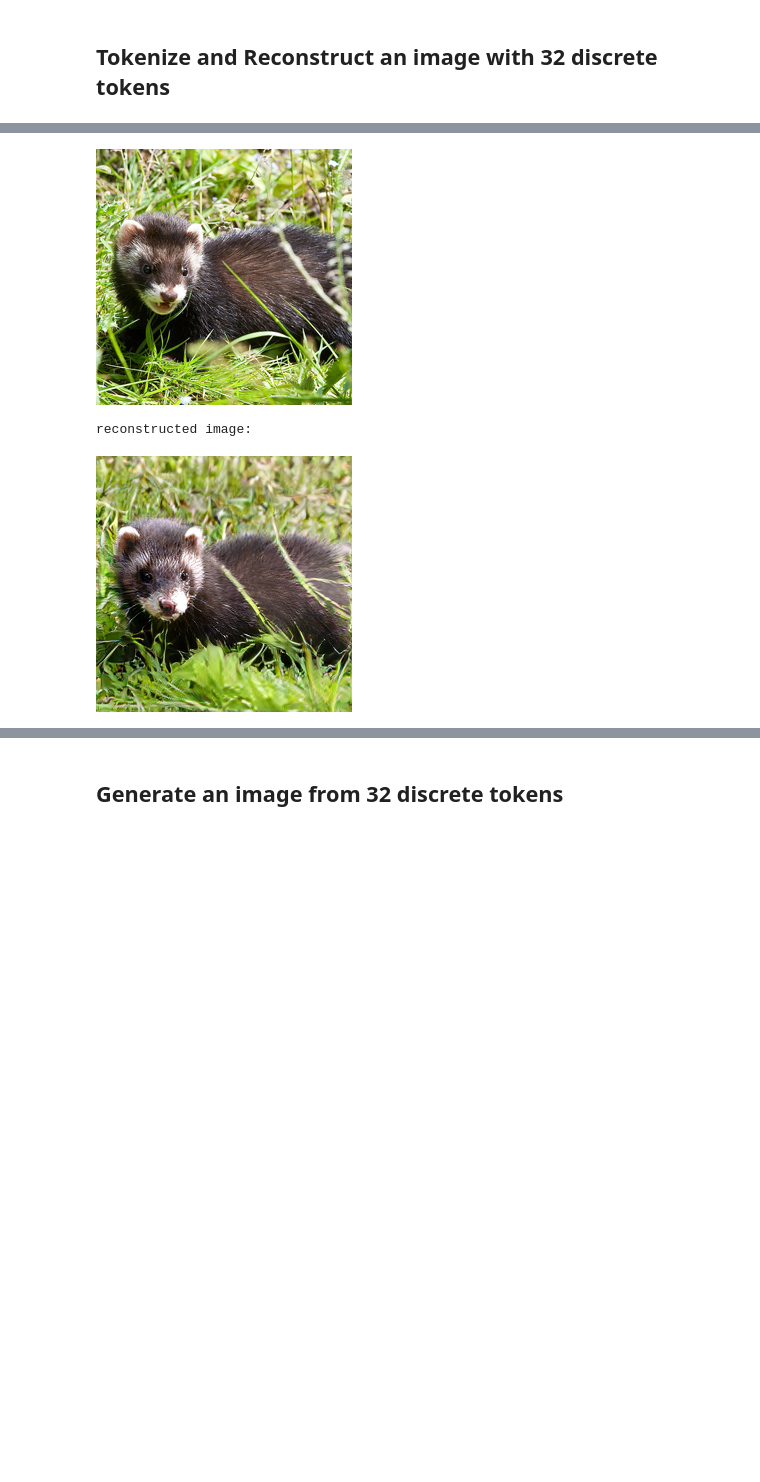
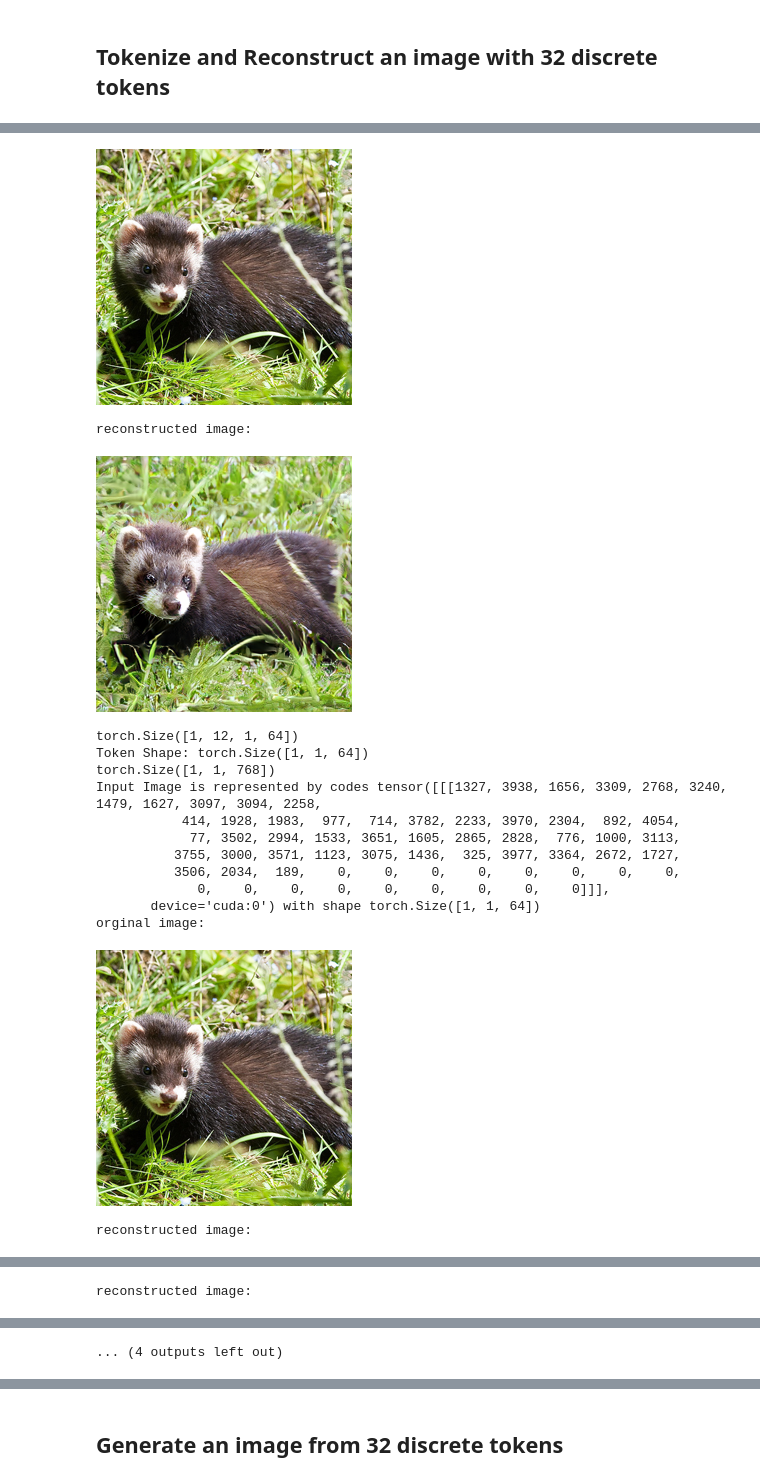
Before and after one commit to bytedance/1d-tokenizer, a Jupyter notebook: demo.ipynb, the cells around one changed output, grey strips where cells are left out. Drawn from its saved outputs; the diff is of its cells as text; code cells hidden in the pictures; blank space fills up the shorter version.

Commit message:
update demo.ipynb for masking latent token analysis

```diff
--- a/demo.ipynb
+++ b/demo.ipynb
@@ -34,6 +37,7 @@ print(config)
 # %%
 # supported tokenizer: [tokenizer_titok_l32_imagenet, tokenizer_titok_b64_imagenet, tokenizer_titok_s128_imagenet]
-titok_tokenizer = TiTok.from_pretrained("yucornetto/tokenizer_titok_l32_imagenet")
+# titok_tokenizer = TiTok.from_pretrained("yucornetto/tokenizer_titok_l32_imagenet")
+titok_tokenizer = TiTok.from_pretrained("yucornetto/tokenizer_titok_b64_imagenet")
 titok_tokenizer.eval()
 titok_tokenizer.requires_grad_(False)
 # or alternatively, downloads from hf
@@ -98,10 +102,22 @@ titok_generator = titok_generator.to(device)
 # %%
 # Tokenize an Image into 32 discrete tokens
 
-def tokenize_and_reconstruct(img_path):
+def tokenize_and_reconstruct(img_path, drop_rate=0.0, mask="zero"):
     original_image = Image.open(img_path)
     image = torch.from_numpy(np.array(original_image).astype(np.float32)).permute(2, 0, 1).unsqueeze(0) / 255.0
     encoded_tokens = titok_tokenizer.encode(image.to(device))[1]["min_encoding_indices"]
+    print("Token Shape:", encoded_tokens.shape)
+
+    # # Randomly selection
+    # indices = torch.randperm(32)[:32]
+    # encoded_tokens = encoded_tokens[..., indices]
+
+    # Mask out later part
+    print(titok_tokenizer.decoder.mask_token.shape)
+    keep_tokens = int(encoded_tokens.shape[-1] * (1 - drop_rate)) - 1
+    if mask == "zero":
+        encoded_tokens[:, :, keep_tokens:] = torch.zeros_like(encoded_tokens[:, :, keep_tokens:])
+
     reconstructed_image = titok_tokenizer.decode_tokens(encoded_tokens)
     reconstructed_image = torch.clamp(reconstructed_image, 0.0, 1.0)
     reconstructed_image = (reconstructed_image * 255.0).permute(0, 2, 3, 1).to("cpu", dtype=torch.uint8).numpy()[0]
@@ -113,4 +129,7 @@ def tokenize_and_reconstruct(img_path):
     display(reconstructed_image)
 # %%
 tokenize_and_reconstruct("assets/ILSVRC2012_val_00008636.png")
+tokenize_and_reconstruct("assets/ILSVRC2012_val_00008636.png", drop_rate=0.25)
+tokenize_and_reconstruct("assets/ILSVRC2012_val_00008636.png", drop_rate=0.5)
+tokenize_and_reconstruct("assets/ILSVRC2012_val_00008636.png", drop_rate=0.75)
 # %% [output]
@@ -121,4 +146,17 @@ Input Image is represented by codes tensor([[[1255, 2603,  982, 2222,  643, 1426
 orginal image:
 [figure]
 reconstructed image:
-[figure, old version]
+[figure, new version]
+torch.Size([1, 12, 1, 64])
+Token Shape: torch.Size([1, 1, 64])
+torch.Size([1, 1, 768])
+Input Image is represented by codes tensor([[[1327, 3938, 1656, 3309, 2768, 3240, 1479, 1627, 3097, 3094, 2258,
+           414, 1928, 1983,  977,  714, 3782, 2233, 3970, 2304,  892, 4054,
+            77, 3502, 2994, 1533, 3651, 1605, 2865, 2828,  776, 1000, 3113,
+          3755, 3000, 3571, 1123, 3075, 1436,  325, 3977, 3364, 2672, 1727,
+          3506, 2034,  189,    0,    0,    0,    0,    0,    0,    0,    0,
+             0,    0,    0,    0,    0,    0,    0,    0,    0]]],
+       device='cuda:0') with shape torch.Size([1, 1, 64])
+orginal image:
+[figure, added]
+reconstructed image:
@@ -124,0 +176 @@ reconstructed image:
+reconstructed image:
@@ -125,2 +178,3 @@ reconstructed image:
+... (4 outputs left out)
 # %%
 tokenize_and_reconstruct("assets/ILSVRC2012_val_00010240.png")
```
Also changed, not shown: parts of 8 cells of this notebook, 1 other file.
